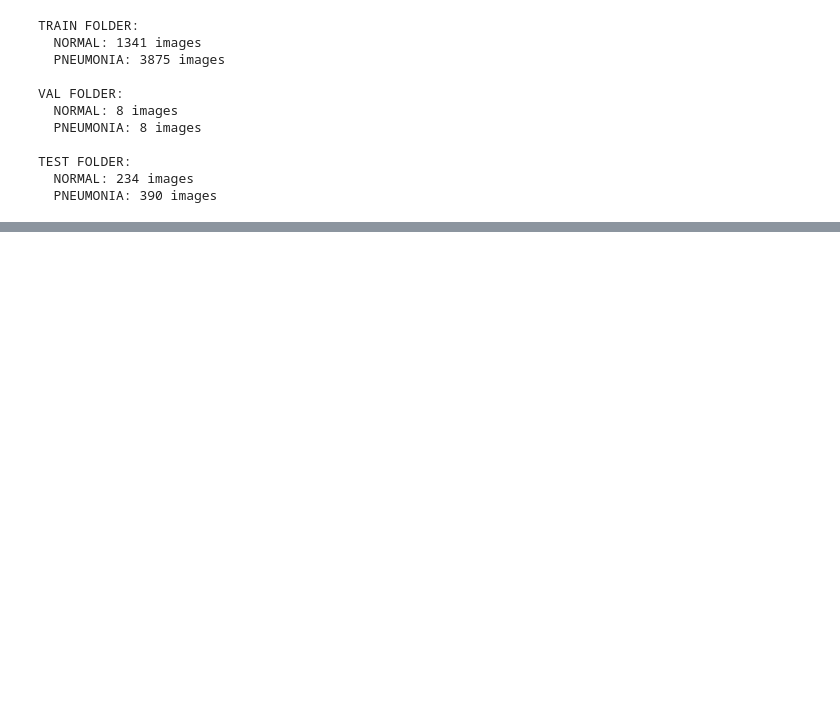
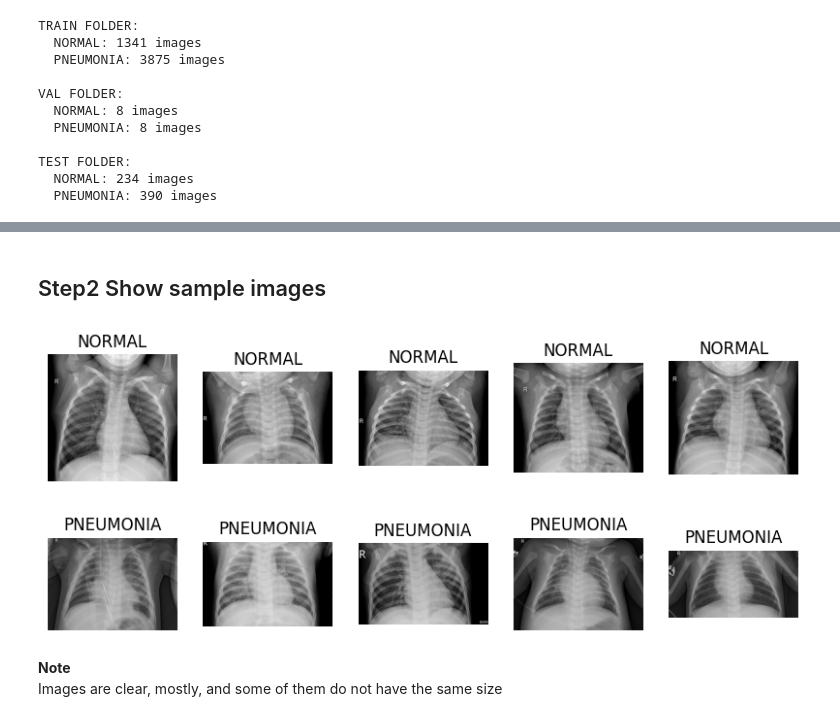
Before and after one commit to yusuf-codes10/deep-learining-project, a Jupyter notebook: dp_project.ipynb, the cells around one changed output, grey strips where cells are left out. Cells and saved outputs as stored; diff of their text form; code cells hidden in the pictures; blank space fills up the shorter version.

```diff
--- a/dp_project.ipynb
+++ b/dp_project.ipynb
@@ -61,0 +69,32 @@ TEST FOLDER:
+# %% [markdown]
+## Step2 Show sample images
+# %%
+import matplotlib.pyplot as plt
+import cv2
+import os
+
+def show_samples(base_path, split, label):
+    path = os.path.join(base_path, split, label)
+    images = os.listdir(path)[:5]  # show 5 images
+
+    plt.figure(figsize=(10, 3))
+
+    for i, img_name in enumerate(images):
+        img_path = os.path.join(path, img_name)
+        img = cv2.imread(img_path, cv2.IMREAD_GRAYSCALE)
+
+        plt.subplot(1, 5, i+1)
+        plt.imshow(img, cmap='gray')
+        plt.title(label)
+        plt.axis('off')
+
+    plt.show()
+
+show_samples(base_path, 'train', 'NORMAL')
+show_samples(base_path, 'train', 'PNEUMONIA')
+# %% [output]
+[figure, added]
+[figure, added]
+# %% [markdown]
+**Note**
+Images are clear, mostly, and some of them do not have the same size
```
Also changed, not shown: parts of 12 cells of this notebook.
